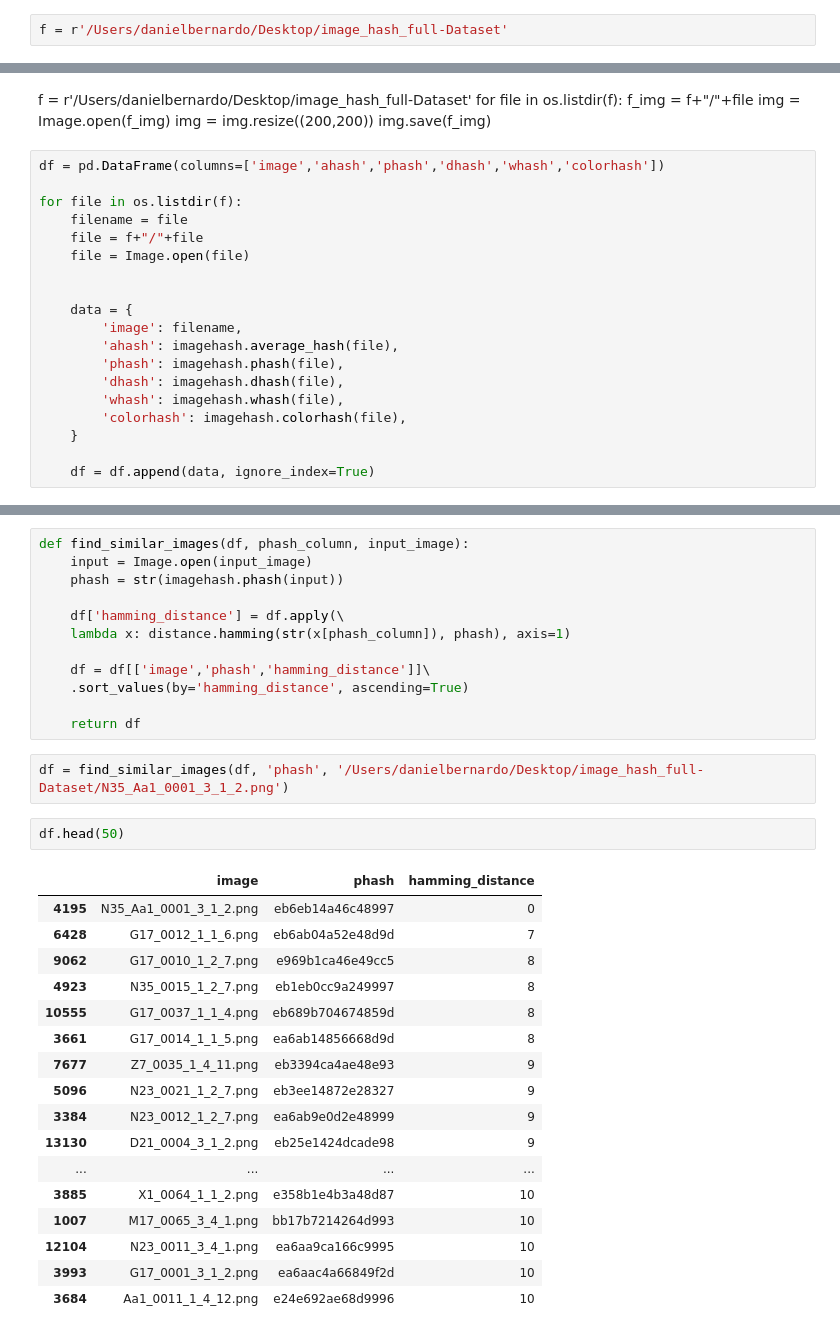
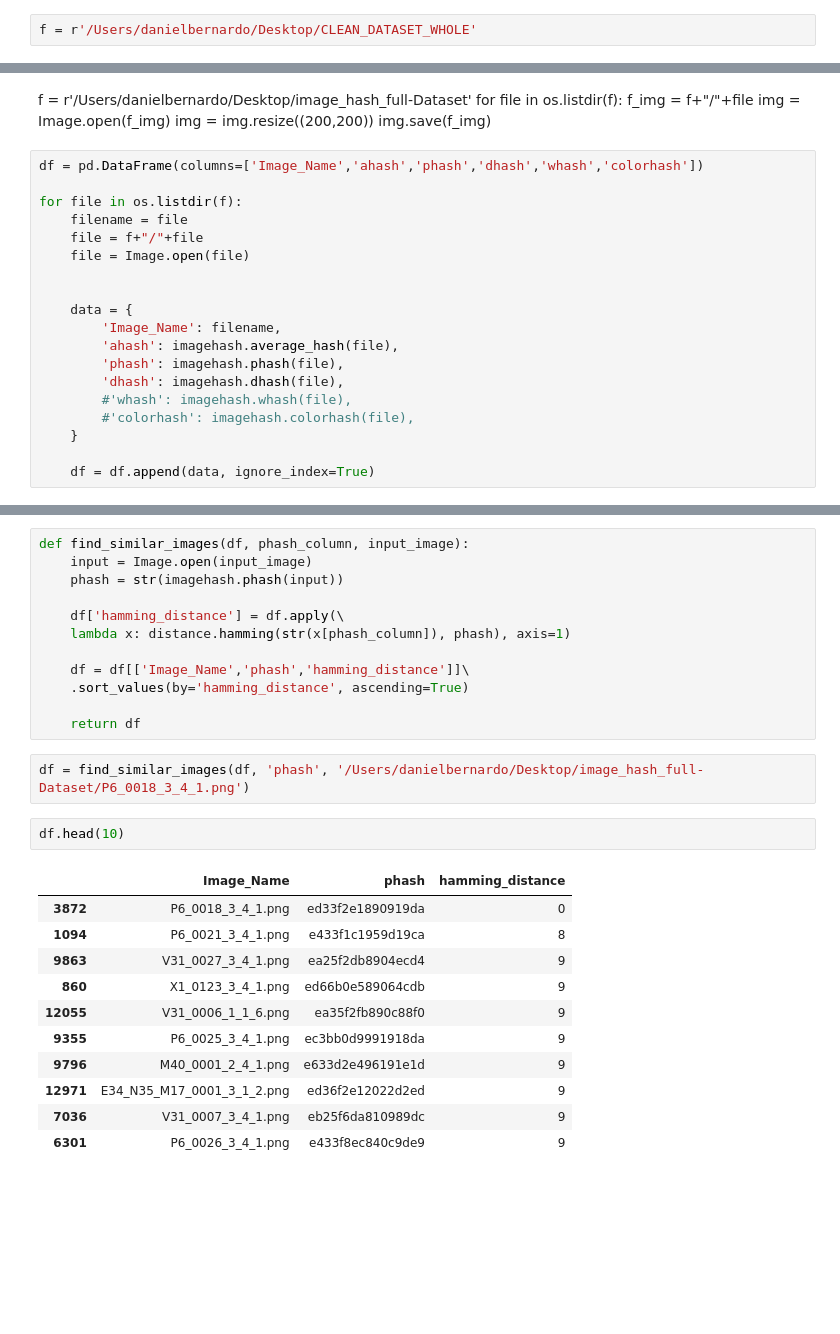
Before and after one commit to bernardodr/Hieratic_Web_App, a Jupyter notebook: server/Image_Hashing_phash.ipynb, the cells around one changed output, grey strips where cells are left out. Saved outputs shown, nothing was run; the diff lists cells and outputs as text; blank space fills up the shorter version.

```diff
--- a/server/Image_Hashing_phash.ipynb
+++ b/server/Image_Hashing_phash.ipynb
@@ -10,7 +10,7 @@ import glob
 import cv2
 import os
 # %%
-f = r'/Users/danielbernardo/Desktop/image_hash_full-Dataset'
+f = r'/Users/danielbernardo/Desktop/CLEAN_DATASET_WHOLE'
 # %%
 os.listdir(f)
 # %% [output]
@@ -39,7 +39,7 @@ for file in os.listdir(f):
     img = img.resize((200,200))
     img.save(f_img)
 # %%
-df = pd.DataFrame(columns=['image','ahash','phash','dhash','whash','colorhash'])
+df = pd.DataFrame(columns=['Image_Name','ahash','phash','dhash','whash','colorhash'])
 
 for file in os.listdir(f):
     filename = file
@@ -48,12 +48,12 @@ for file in os.listdir(f):
 
 
     data = {
-        'image': filename,
+        'Image_Name': filename,
         'ahash': imagehash.average_hash(file),
         'phash': imagehash.phash(file),
         'dhash': imagehash.dhash(file),
-        'whash': imagehash.whash(file),
-        'colorhash': imagehash.colorhash(file),
+        #'whash': imagehash.whash(file),
+        #'colorhash': imagehash.colorhash(file),
     }
 
     df = df.append(data, ignore_index=True)
@@ -65,29 +83,23 @@ def find_similar_images(df, phash_column, input_image):
     df['hamming_distance'] = df.apply(\
     lambda x: distance.hamming(str(x[phash_column]), phash), axis=1)
 
-    df = df[['image','phash','hamming_distance']]\
+    df = df[['Image_Name','phash','hamming_distance']]\
     .sort_values(by='hamming_distance', ascending=True)
 
     return df
 # %%
-df = find_similar_images(df, 'phash', '/Users/danielbernardo/Desktop/image_hash_full-Dataset/N35_Aa1_0001_3_1_2.png')
+df = find_similar_images(df, 'phash', '/Users/danielbernardo/Desktop/image_hash_full-Dataset/P6_0018_3_4_1.png')
 # %%
-df.head(50)
+df.head(10)
 # %% [output]
-|  | image | phash | hamming_distance |
-| 4195 | N35_Aa1_0001_3_1_2.png | eb6eb14a46c48997 | 0 |
-| 6428 | G17_0012_1_1_6.png | eb6ab04a52e48d9d | 7 |
-| 9062 | G17_0010_1_2_7.png | e969b1ca46e49cc5 | 8 |
-| 4923 | N35_0015_1_2_7.png | eb1eb0cc9a249997 | 8 |
-| 10555 | G17_0037_1_1_4.png | eb689b704674859d | 8 |
-| 3661 | G17_0014_1_1_5.png | ea6ab14856668d9d | 8 |
-| 7677 | Z7_0035_1_4_11.png | eb3394ca4ae48e93 | 9 |
-| 5096 | N23_0021_1_2_7.png | eb3ee14872e28327 | 9 |
-| 3384 | N23_0012_1_2_7.png | ea6ab9e0d2e48999 | 9 |
-| 13130 | D21_0004_3_1_2.png | eb25e1424dcade98 | 9 |
-| ... | ... | ... | ... |
-| 3885 | X1_0064_1_1_2.png | e358b1e4b3a48d87 | 10 |
-| 1007 | M17_0065_3_4_1.png | bb17b7214264d993 | 10 |
-| 12104 | N23_0011_3_4_1.png | ea6aa9ca166c9995 | 10 |
-| 3993 | G17_0001_3_1_2.png | ea6aac4a66849f2d | 10 |
-| 3684 | Aa1_0011_1_4_12.png | e24e692ae68d9996 | 10 |
+|  | Image_Name | phash | hamming_distance |
+| 3872 | P6_0018_3_4_1.png | ed33f2e1890919da | 0 |
+| 1094 | P6_0021_3_4_1.png | e433f1c1959d19ca | 8 |
+| 9863 | V31_0027_3_4_1.png | ea25f2db8904ecd4 | 9 |
+| 860 | X1_0123_3_4_1.png | ed66b0e589064cdb | 9 |
+| 12055 | V31_0006_1_1_6.png | ea35f2fb890c88f0 | 9 |
+| 9355 | P6_0025_3_4_1.png | ec3bb0d9991918da | 9 |
+| 9796 | M40_0001_2_4_1.png | e633d2e496191e1d | 9 |
+| 12971 | E34_N35_M17_0001_3_1_2.png | ed36f2e12022d2ed | 9 |
+| 7036 | V31_0007_3_4_1.png | eb25f6da810989dc | 9 |
+| 6301 | P6_0026_3_4_1.png | e433f8ec840c9de9 | 9 |
```
Also changed, not shown: parts of 11 cells of this notebook, 14 other files.
